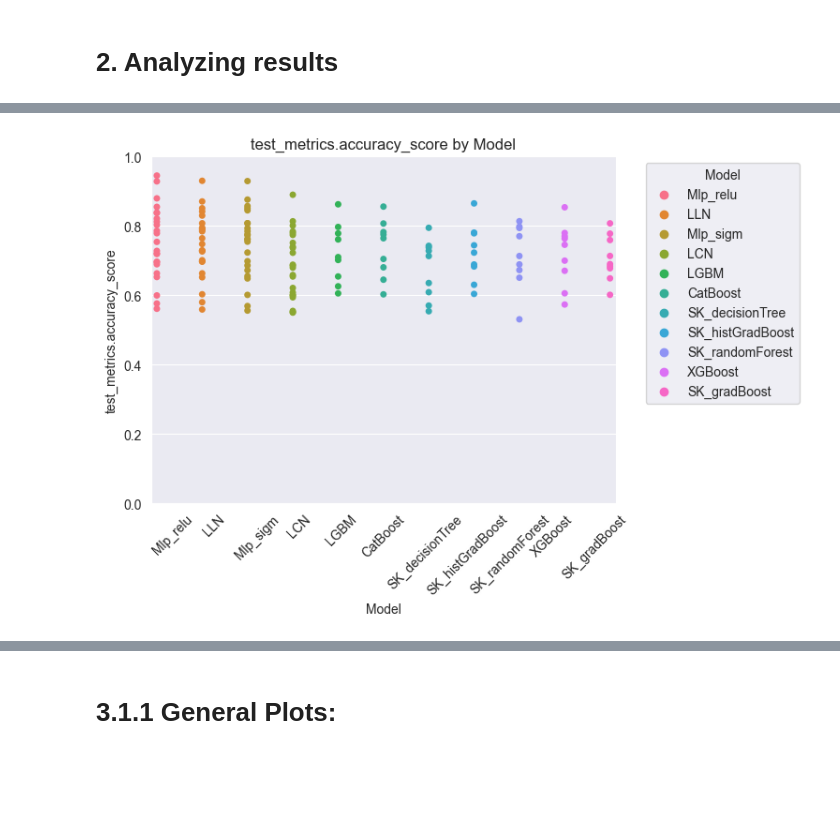
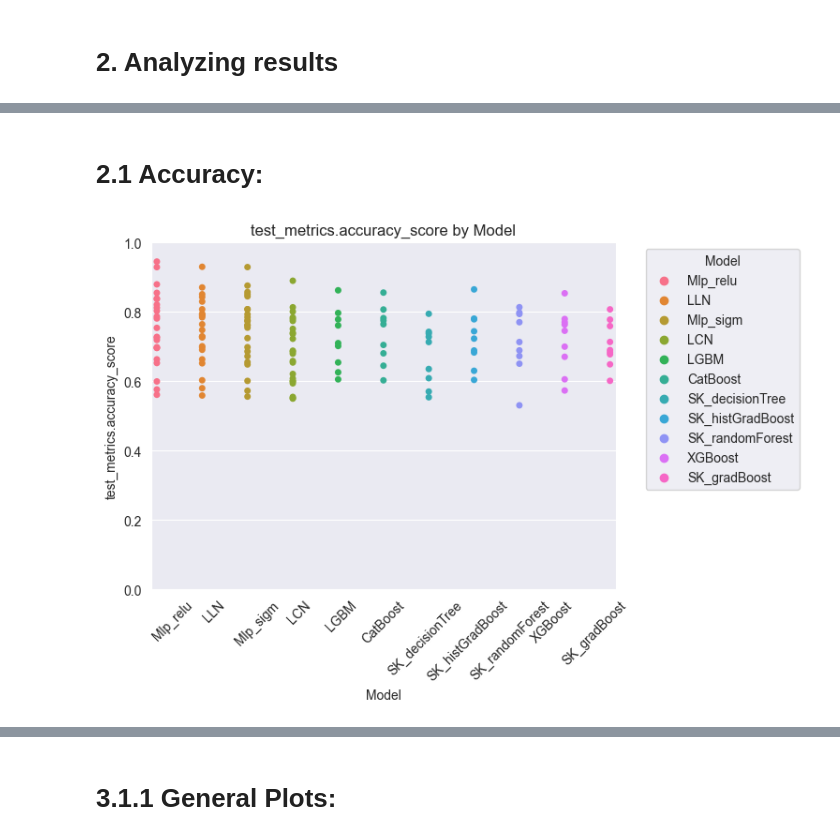
Before and after one commit to Bartosz-G/non-homogenous-data-working-repo, a Jupyter notebook: results/ResultsAnalysis.ipynb, the cells around one changed output, grey strips where cells are left out. Saved outputs shown, nothing was run; the diff lists cells and outputs as text; code cells hidden in the pictures; blank space fills up the shorter version.

```diff
--- a/results/ResultsAnalysis.ipynb
+++ b/results/ResultsAnalysis.ipynb
@@ -50,8 +49,10 @@ cls_datasets = pd.concat([lcn_cls, mlp_cls, multi_cls], ignore_index=True)
 # %%
 reg_results = flatten_results(reg_datasets, ['metrics'])
 cls_results = flatten_results(cls_datasets, ['metrics'])
-reg_results.to_csv('regression_results.csv', index=False)
-cls_results.to_csv('classification_results.csv', index=False)
+# reg_results.to_csv('regression_results.csv', index=False)
+# cls_results.to_csv('classification_results.csv', index=False)
+reg_results_separated = deepcopy(reg_results)
+cls_results_separated = deepcopy(cls_results)
 # %%
 # Grouping the baseline models
 group_multimodal = ['CatBoost', 'LGBM', 'SK_histGradBoost', 'XGBoost', 'SK_gradBoost']
@@ -100,4 +83,7 @@ top_acc_score
-# %%
-plot_per_model_metrics(top_acc_score, 'test_metrics.accuracy_score')
-# %% [output]
-[figure, removed]
+# %% [markdown]
+# 2.1 Accuracy:
+# %%
+top_acc_sep = get_top_models(cls_results_separated, 'val_metrics.accuracy_score')
+plot_per_model_metrics(top_acc_sep, 'test_metrics.accuracy_score')
+# %% [output]
+[figure, added]
```
Also changed, not shown: parts of 22 cells of this notebook, 4 other files.
